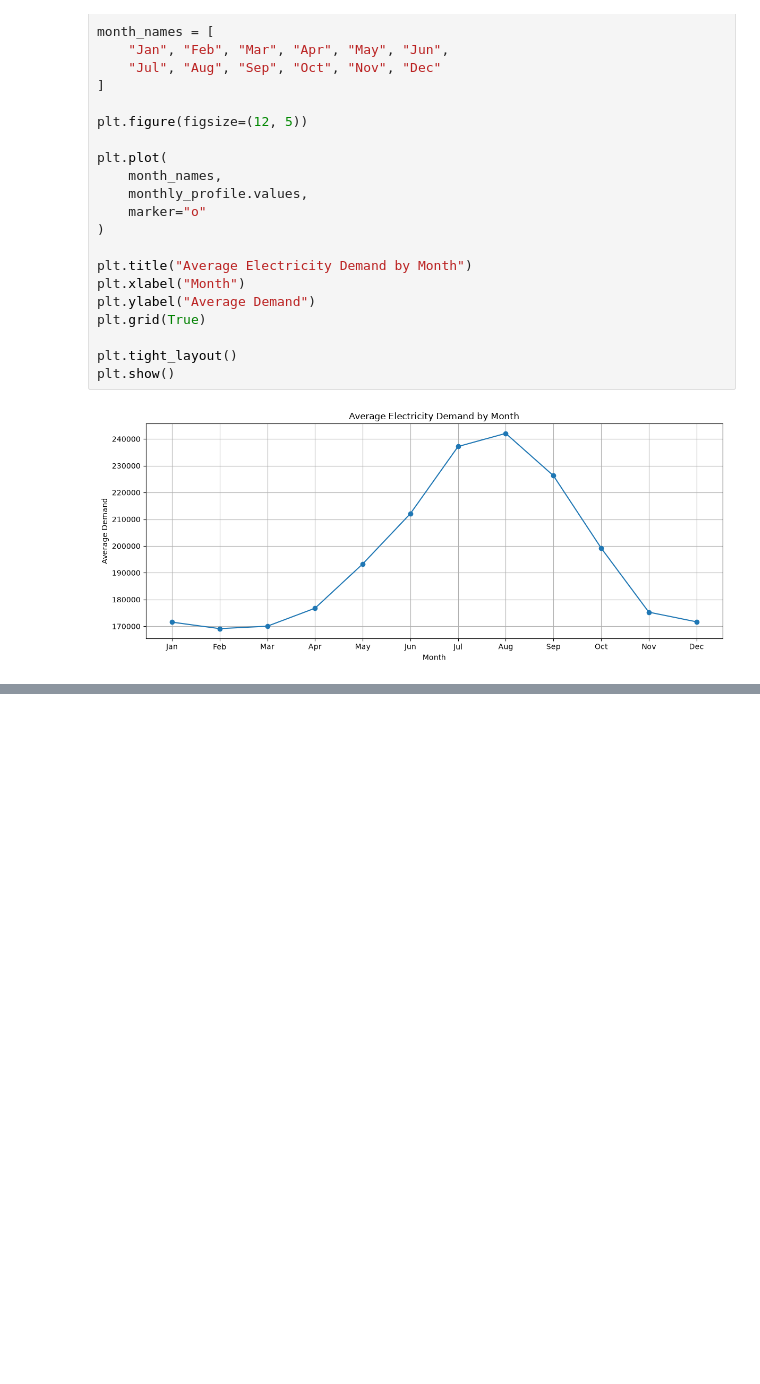
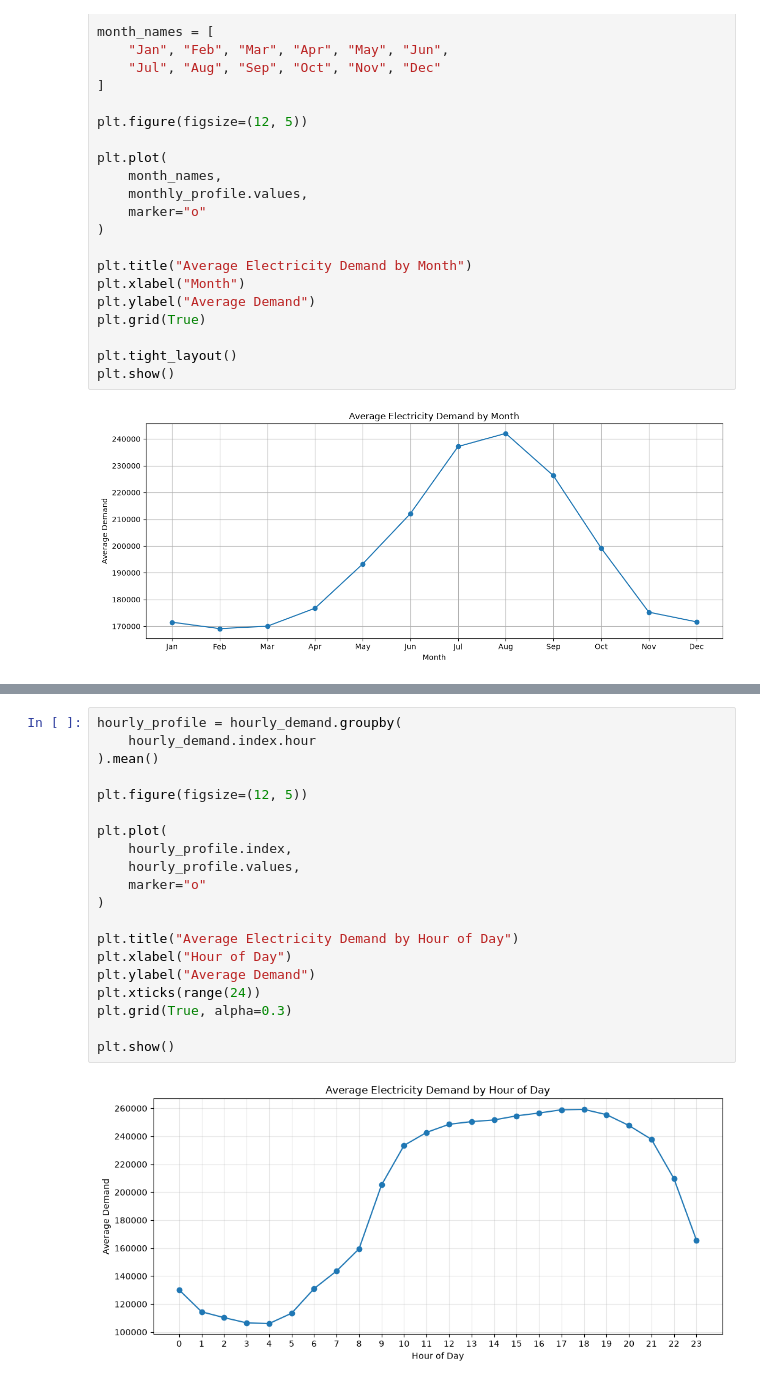
Before and after one commit to param7862989-ops/electricity-demand-forecasting, a Jupyter notebook: notebooks/01_data_exploration.ipynb, the cells around one changed output, grey strips where cells are left out. Cells and saved outputs as stored; diff of their text form; blank space fills up the shorter version.

```diff
--- a/notebooks/01_data_exploration.ipynb
+++ b/notebooks/01_data_exploration.ipynb
@@ -705,0 +725,22 @@ plt.show()
+# %%
+hourly_profile = hourly_demand.groupby(
+    hourly_demand.index.hour
+).mean()
+
+plt.figure(figsize=(12, 5))
+
+plt.plot(
+    hourly_profile.index,
+    hourly_profile.values,
+    marker="o"
+)
+
+plt.title("Average Electricity Demand by Hour of Day")
+plt.xlabel("Hour of Day")
+plt.ylabel("Average Demand")
+plt.xticks(range(24))
+plt.grid(True, alpha=0.3)
+
+plt.show()
+# %% [output]
+[figure, added]
```
Also changed, not shown: parts of 27 cells of this notebook.
